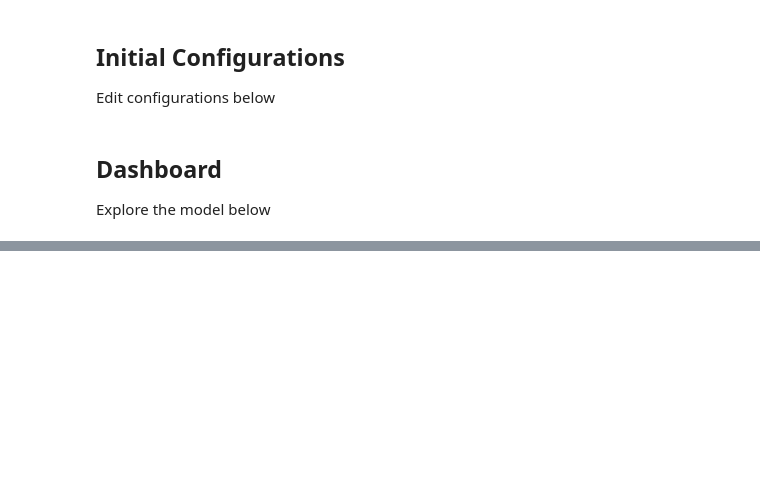
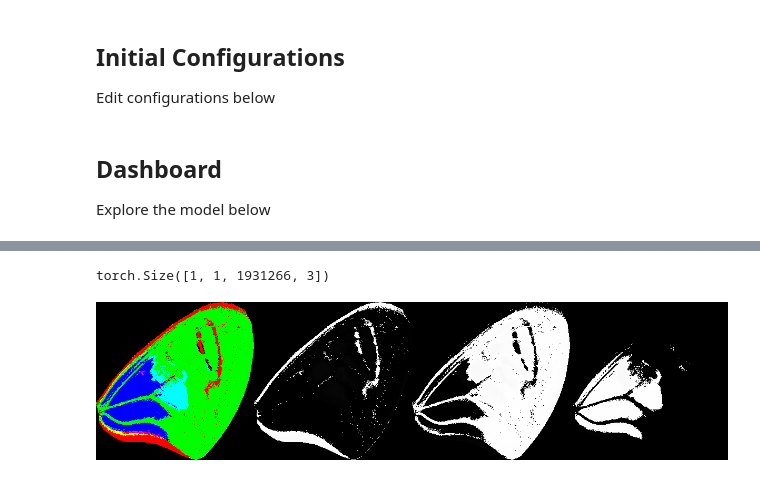
Before and after one commit to Imageomics/dna-trait-analysis, a Jupyter notebook: notebooks/visualize_aggregated_edit.ipynb, the cells around one changed output, grey strips where cells are left out. Cells and saved outputs as stored; diff of their text form; code cells hidden in the pictures; blank space fills up the shorter version.

```diff
--- a/notebooks/visualize_aggregated_edit.ipynb
+++ b/notebooks/visualize_aggregated_edit.ipynb
@@ -243,25 +300,29 @@ model_img
 # %%
-window_start = 100
-window_end = 2000
-edit_value = "aA/Aa"
+window_start = 386956
+window_end = 387008
+edit_value = "aa"
 
 match edit_value:
     case "AA":
         edit_vec = torch.tensor([0, 0, 1])
     case "aa":
         edit_vec = torch.tensor([1, 0, 0])
     case "aA/Aa":
         edit_vec = torch.tensor([0, 1, 0])
     case _:
         edit_vec = torch.tensor([0, 0, 0])
 
 
 edit_vec = edit_vec.unsqueeze(0).repeat(window_end - window_start, 1)
 edit_input = test_model_input.detach().clone()
 edit_input[0][0][window_start:window_end] = edit_vec
+print(edit_input.shape)
 
 model_edit_pca_vec = get_model_pca_view(edit_input, test_camid)
-model_edit_img = get_proj_img(model_edit_pca_vec)
+model_edit_img = get_proj_img(model_edit_pca_vec, return_raw=True)
 
-model_edit_img
+raw_to_images(model_edit_img)
+# %% [output]
+torch.Size([1, 1, 1931266, 3])
+[figure, added]
 # %%
```
Also changed, not shown: parts of 14 cells of this notebook, 3 other files.
